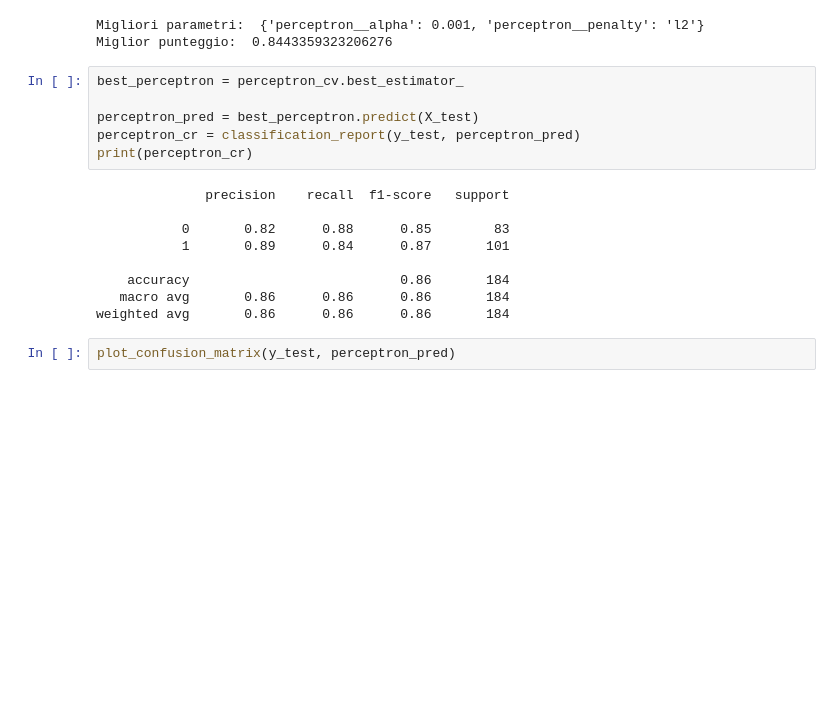
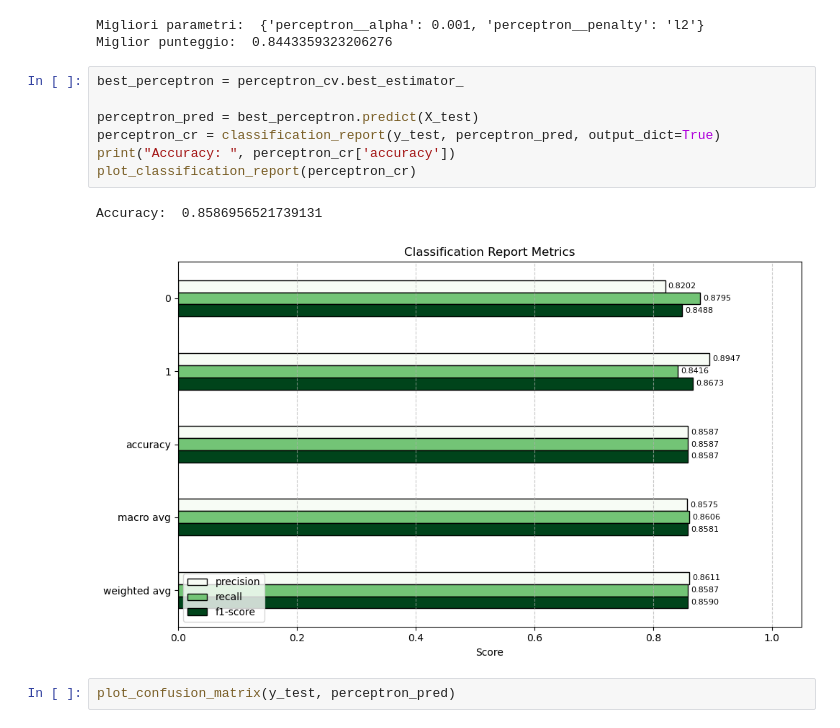
Before and after one commit to Orbmad/Data_Intensive_project, a Jupyter notebook: heart_failure_prediction.ipynb, the cells around one changed output. Cells and saved outputs as stored; diff of their text form; blank space fills up the shorter version.

```diff
--- a/heart_failure_prediction.ipynb
+++ b/heart_failure_prediction.ipynb
@@ -466,18 +488,13 @@ Miglior punteggio:  0.8443359323206276
 # %%
 best_perceptron = perceptron_cv.best_estimator_
 
 perceptron_pred = best_perceptron.predict(X_test)
-perceptron_cr = classification_report(y_test, perceptron_pred)
-print(perceptron_cr)
+perceptron_cr = classification_report(y_test, perceptron_pred, output_dict=True)
+print("Accuracy: ", perceptron_cr['accuracy'])
+plot_classification_report(perceptron_cr)
 # %% [output]
-              precision    recall  f1-score   support
-
-           0       0.82      0.88      0.85        83
-           1       0.89      0.84      0.87       101
-
-    accuracy                           0.86       184
-   macro avg       0.86      0.86      0.86       184
-weighted avg       0.86      0.86      0.86       184
+Accuracy:  0.8586956521739131
+[figure, added]
 # %%
 plot_confusion_matrix(y_test, perceptron_pred)
 # %% [output]
```
Also changed, not shown: parts of 11 cells of this notebook, 1 other file.
